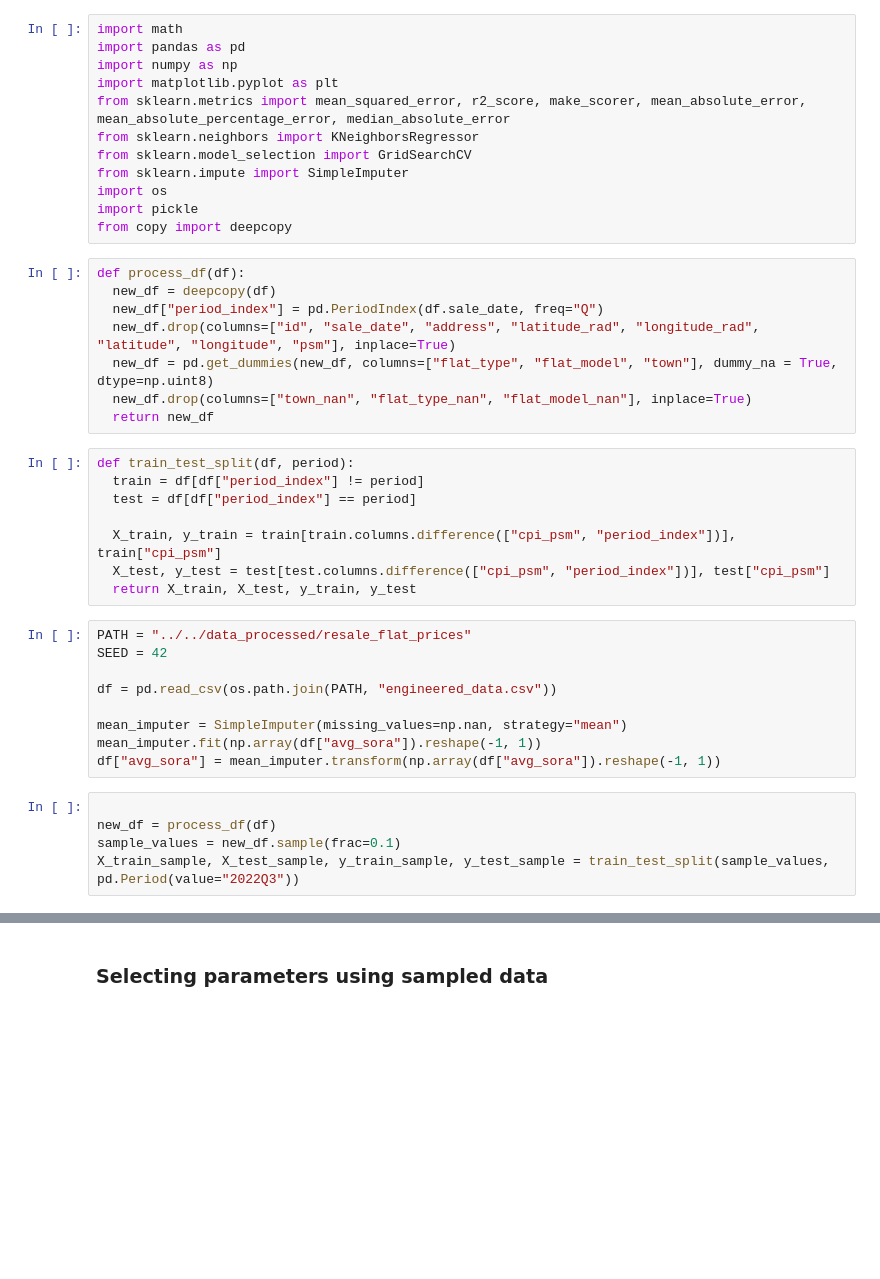
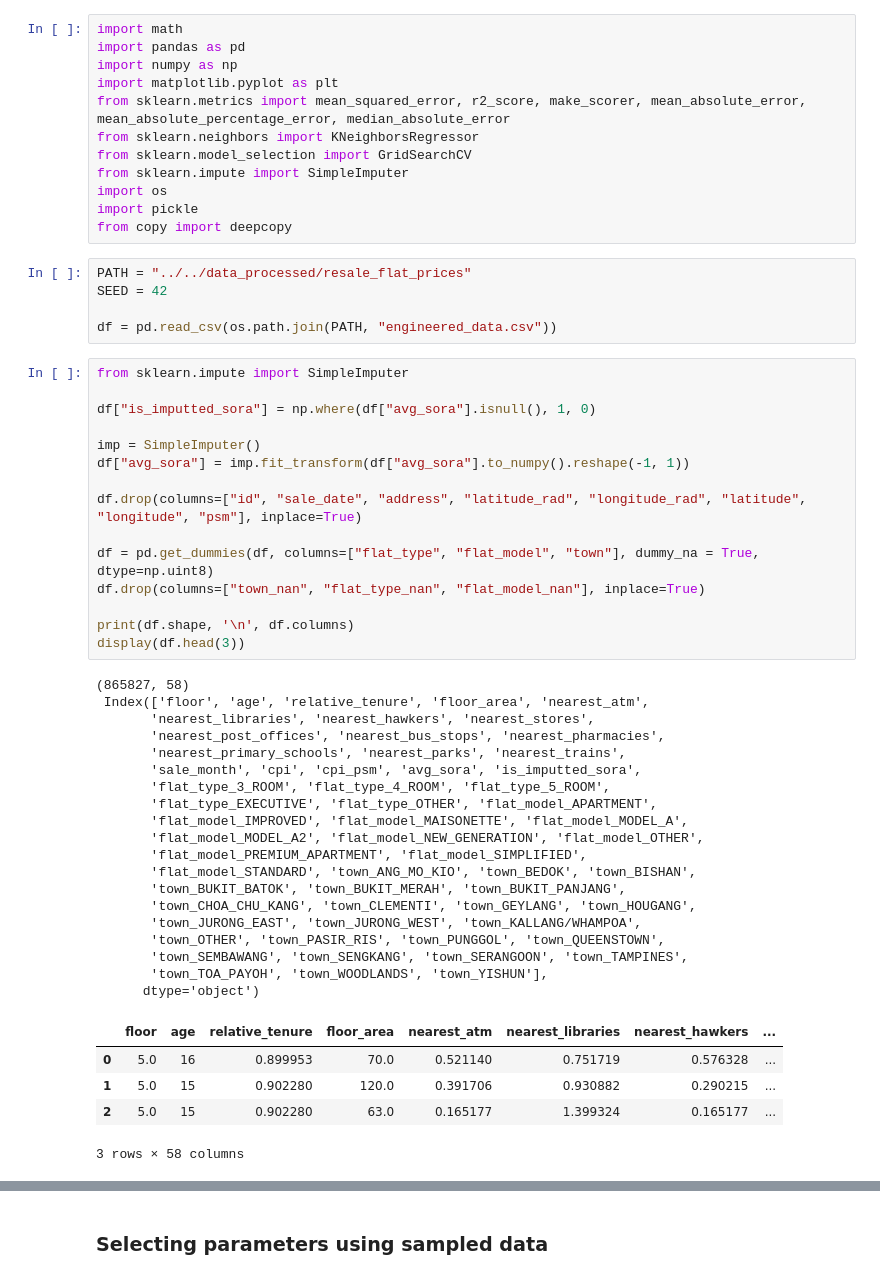
Before and after one commit to wilsonwid/cs3244-pg26, a Jupyter notebook: models/knn/knn_regressor.ipynb, the cells around one changed output, grey strips where cells are left out. Saved outputs shown, nothing was run; the diff lists cells and outputs as text; blank space fills up the shorter version.

```diff
--- a/models/knn/knn_regressor.ipynb
+++ b/models/knn/knn_regressor.ipynb
@@ -10,33 +10,48 @@ from sklearn.impute import SimpleImputer
 import os
 import pickle
 from copy import deepcopy
+# %%
+PATH = "../../data_processed/resale_flat_prices"
+SEED = 42
+
+df = pd.read_csv(os.path.join(PATH, "engineered_data.csv"))
 # %%
-def process_df(df):
-  new_df = deepcopy(df)
-  new_df["period_index"] = pd.PeriodIndex(df.sale_date, freq="Q")
-  new_df.drop(columns=["id", "sale_date", "address", "latitude_rad", "longitude_rad", "latitude", "longitude", "psm"], inplace=True)
-  new_df = pd.get_dummies(new_df, columns=["flat_type", "flat_model", "town"], dummy_na = True, dtype=np.uint8)
-  new_df.drop(columns=["town_nan", "flat_type_nan", "flat_model_nan"], inplace=True)
-  return new_df
+from sklearn.impute import SimpleImputer
+
+df["is_imputted_sora"] = np.where(df["avg_sora"].isnull(), 1, 0)
+
+imp = SimpleImputer()
+df["avg_sora"] = imp.fit_transform(df["avg_sora"].to_numpy().reshape(-1, 1))
+
+df.drop(columns=["id", "sale_date", "address", "latitude_rad", "longitude_rad", "latitude", "longitude", "psm"], inplace=True)
+
+df = pd.get_dummies(df, columns=["flat_type", "flat_model", "town"], dummy_na = True, dtype=np.uint8)
+df.drop(columns=["town_nan", "flat_type_nan", "flat_model_nan"], inplace=True)
+
+print(df.shape, '\n', df.columns)
+display(df.head(3))
+# %% [output]
+(865827, 58)
+ Index(['floor', 'age', 'relative_tenure', 'floor_area', 'nearest_atm',
+       'nearest_libraries', 'nearest_hawkers', 'nearest_stores',
+       'nearest_post_offices', 'nearest_bus_stops', 'nearest_pharmacies',
+       'nearest_primary_schools', 'nearest_parks', 'nearest_trains',
+       'sale_month', 'cpi', 'cpi_psm', 'avg_sora', 'is_imputted_sora',
+       'flat_type_3_ROOM', 'flat_type_4_ROOM', 'flat_type_5_ROOM',
+       'flat_type_EXECUTIVE', 'flat_type_OTHER', 'flat_model_APARTMENT',
+       'flat_model_IMPROVED', 'flat_model_MAISONETTE', 'flat_model_MODEL_A',
+       'flat_model_MODEL_A2', 'flat_model_NEW_GENERATION', 'flat_model_OTHER',
+       'flat_model_PREMIUM_APARTMENT', 'flat_model_SIMPLIFIED',
+       'flat_model_STANDARD', 'town_ANG_MO_KIO', 'town_BEDOK', 'town_BISHAN',
+       'town_BUKIT_BATOK', 'town_BUKIT_MERAH', 'town_BUKIT_PANJANG',
+       'town_CHOA_CHU_KANG', 'town_CLEMENTI', 'town_GEYLANG', 'town_HOUGANG',
+       'town_JURONG_EAST', 'town_JURONG_WEST', 'town_KALLANG/WHAMPOA',
+       'town_OTHER', 'town_PASIR_RIS', 'town_PUNGGOL', 'town_QUEENSTOWN',
+       'town_SEMBAWANG', 'town_SENGKANG', 'town_SERANGOON', 'town_TAMPINES',
+       'town_TOA_PAYOH', 'town_WOODLANDS', 'town_YISHUN'],
+      dtype='object')
+|  | floor | age | relative_tenure | floor_area | nearest_atm | nearest_libraries | nearest_hawkers | ... |
+| 0 | 5.0 | 16 | 0.899953 | 70.0 | 0.521140 | 0.751719 | 0.576328 | ... |
+| 1 | 5.0 | 15 | 0.902280 | 120.0 | 0.391706 | 0.930882 | 0.290215 | ... |
+| 2 | 5.0 | 15 | 0.902280 | 63.0 | 0.165177 | 1.399324 | 0.165177 | ... |
+3 rows × 58 columns
-# %%
-def train_test_split(df, period):
-  train = df[df["period_index"] != period]
-  test = df[df["period_index"] == period]
-
-  X_train, y_train = train[train.columns.difference(["cpi_psm", "period_index"])], train["cpi_psm"]
-  X_test, y_test = test[test.columns.difference(["cpi_psm", "period_index"])], test["cpi_psm"]
-  return X_train, X_test, y_train, y_test
-# %%
-PATH = "../../data_processed/resale_flat_prices"
-SEED = 42
-
-df = pd.read_csv(os.path.join(PATH, "engineered_data.csv"))
-
-mean_imputer = SimpleImputer(missing_values=np.nan, strategy="mean")
-mean_imputer.fit(np.array(df["avg_sora"]).reshape(-1, 1))
-df["avg_sora"] = mean_imputer.transform(np.array(df["avg_sora"]).reshape(-1, 1))
-# %%
-
-new_df = process_df(df)
-sample_values = new_df.sample(frac=0.1)
-X_train_sample, X_test_sample, y_train_sample, y_test_sample = train_test_split(sample_values, pd.Period(value="2022Q3"))
```
Also changed, not shown: parts of 11 cells of this notebook.
